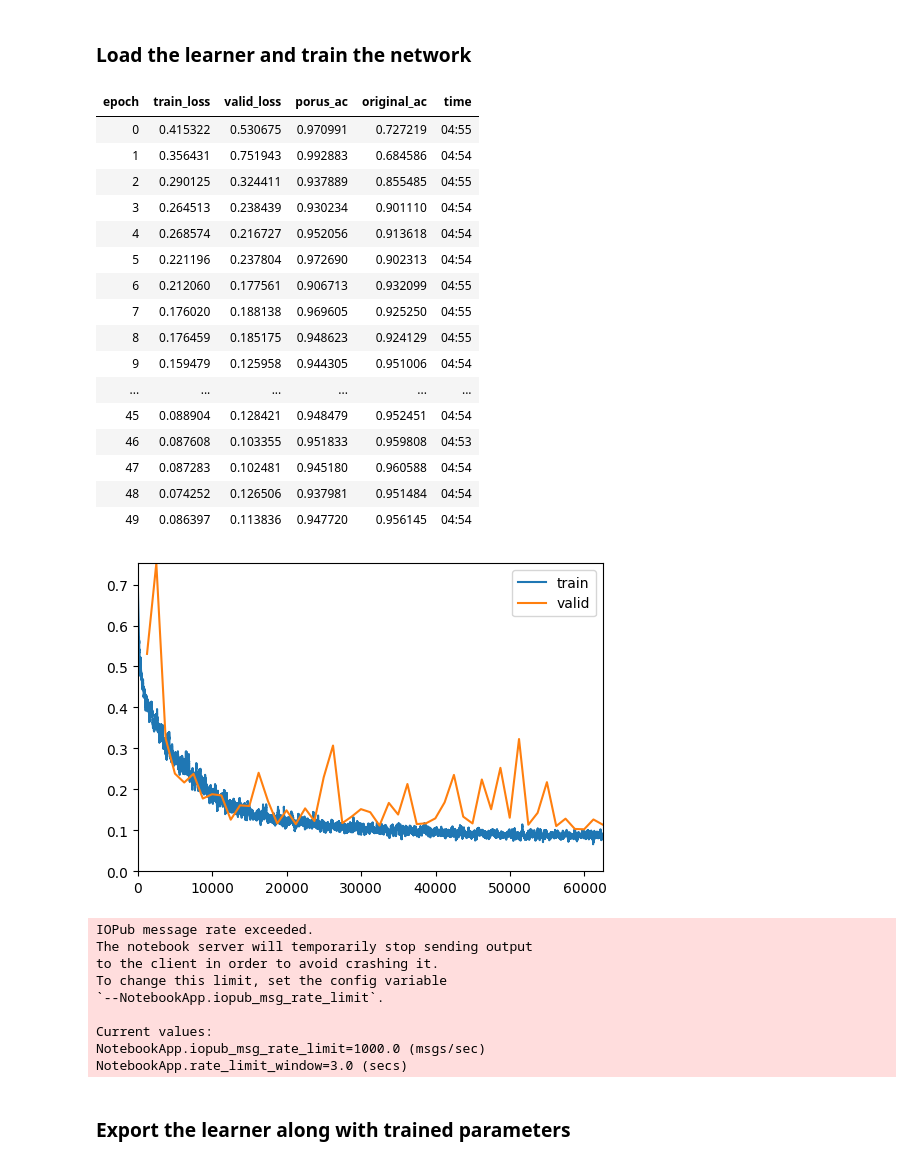
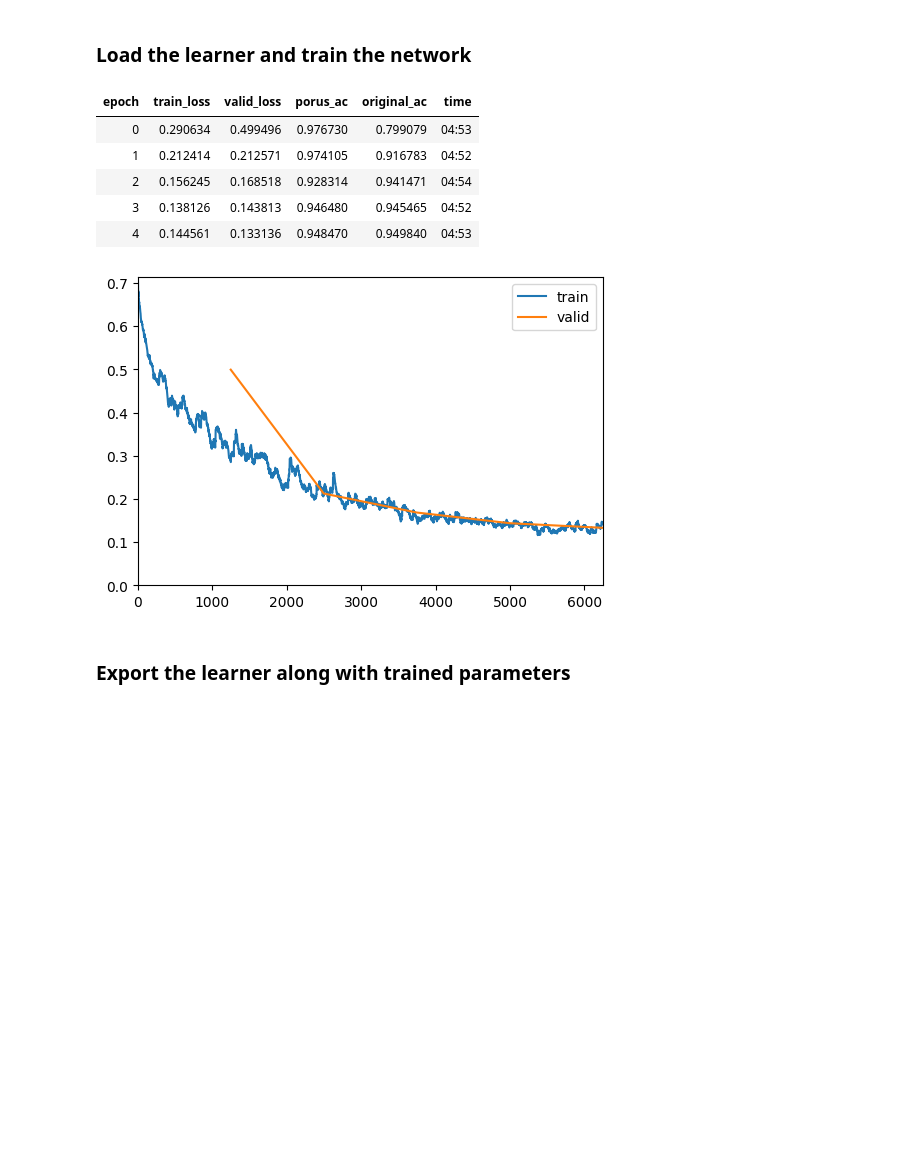
Before and after one commit to c3di/neural_fib_se_bse, a Jupyter notebook: unet_netwrok_porus_dataset/train_bse.ipynb, the cells around one changed output. Drawn from its saved outputs; the diff is of its cells as text; code cells hidden in the pictures; blank space fills up the shorter version.

```diff
--- a/unet_netwrok_porus_dataset/train_bse.ipynb
+++ b/unet_netwrok_porus_dataset/train_bse.ipynb
@@ -31,7 +31,7 @@ Using device: cuda
 Note: All the images were saved in 8 bit format and the ground truth image values should be 0 and 1. (refer sort_data.ipynb)
 # %%
 # Replace with your path directory
-path = Path('/home/susa03/post_project/post_dataset/synthetic_data/sorted_data/')
+path = Path('/home/susa03/post_project/post_dataset/synthetic_data/sorted_data/sorted_all/')
 path_images = path/'bse'
 file_names = get_image_files(path_images)
 path_labels = path/'masks'
@@ -39,8 +39,9 @@ label_names = get_image_files(path_labels)
 # %% [markdown]
 ### Define custom function for results visualization
 # %%
-def get_y(filename):
-    return (path_labels / Path(filename.stem + filename.suffix ))
+def get_y(file_name):
+    # Convert image file path to mask file path
+    return path_labels / (file_name.stem.replace("_bse", "_gt") + file_name.suffix)
 
 def show_results(pred_samples,target):
     total_samples = target.shape[0]
@@ -236,36 +247,16 @@ Path('models/model_bse.pth')
 ### Load the learner and train the network
 # %%
 learner.load("model_bse")
-epochs = 50
+epochs = 5
 learner.fit_one_cycle(epochs, slice(learning_rate), cbs=[ShowGraphCallback()])
 # %% [output]
 | epoch | train_loss | valid_loss | porus_ac | original_ac | time |
-| 0 | 0.415322 | 0.530675 | 0.970991 | 0.727219 | 04:55 |
-| 1 | 0.356431 | 0.751943 | 0.992883 | 0.684586 | 04:54 |
-| 2 | 0.290125 | 0.324411 | 0.937889 | 0.855485 | 04:55 |
-| 3 | 0.264513 | 0.238439 | 0.930234 | 0.901110 | 04:54 |
-| 4 | 0.268574 | 0.216727 | 0.952056 | 0.913618 | 04:54 |
-| 5 | 0.221196 | 0.237804 | 0.972690 | 0.902313 | 04:54 |
-| 6 | 0.212060 | 0.177561 | 0.906713 | 0.932099 | 04:55 |
-| 7 | 0.176020 | 0.188138 | 0.969605 | 0.925250 | 04:55 |
-| 8 | 0.176459 | 0.185175 | 0.948623 | 0.924129 | 04:55 |
-| 9 | 0.159479 | 0.125958 | 0.944305 | 0.951006 | 04:54 |
-| ... | ... | ... | ... | ... | ... |
-| 45 | 0.088904 | 0.128421 | 0.948479 | 0.952451 | 04:54 |
-| 46 | 0.087608 | 0.103355 | 0.951833 | 0.959808 | 04:53 |
-| 47 | 0.087283 | 0.102481 | 0.945180 | 0.960588 | 04:54 |
-| 48 | 0.074252 | 0.126506 | 0.937981 | 0.951484 | 04:54 |
-| 49 | 0.086397 | 0.113836 | 0.947720 | 0.956145 | 04:54 |
+| 0 | 0.290634 | 0.499496 | 0.976730 | 0.799079 | 04:53 |
+| 1 | 0.212414 | 0.212571 | 0.974105 | 0.916783 | 04:52 |
+| 2 | 0.156245 | 0.168518 | 0.928314 | 0.941471 | 04:54 |
+| 3 | 0.138126 | 0.143813 | 0.946480 | 0.945465 | 04:52 |
+| 4 | 0.144561 | 0.133136 | 0.948470 | 0.949840 | 04:53 |
-[figure, old version]
+[figure, new version]
-IOPub message rate exceeded.
-The notebook server will temporarily stop sending output
-to the client in order to avoid crashing it.
-To change this limit, set the config variable
-`--NotebookApp.iopub_msg_rate_limit`.
-
-Current values:
-NotebookApp.iopub_msg_rate_limit=1000.0 (msgs/sec)
-NotebookApp.rate_limit_window=3.0 (secs)
 # %% [markdown]
 ### Export the learner along with trained parameters
 # %%
```
Also changed, not shown: parts of 7 cells of this notebook, 2 other files.
